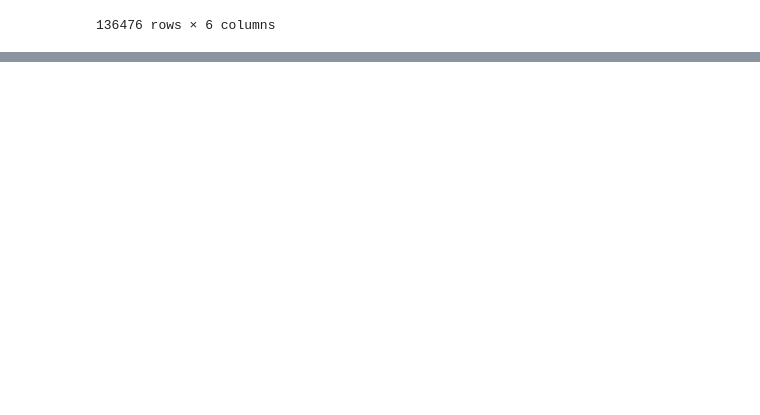
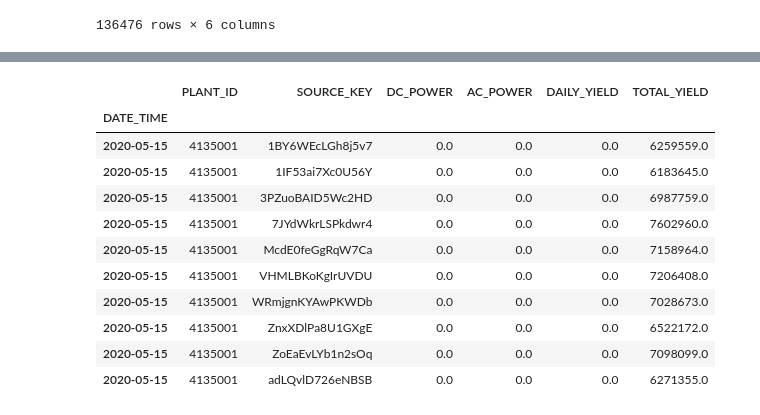
Before and after one commit to savitha14june/redi-web-project, a Jupyter notebook: Homework_session_16.ipynb, the cells around one changed output, grey strips where cells are left out. Saved outputs shown, nothing was run; the diff lists cells and outputs as text; code cells hidden in the pictures; blank space fills up the shorter version.

```diff
--- a/Homework_session_16.ipynb
+++ b/Homework_session_16.ipynb
@@ -67,0 +81,15 @@ df
+# %%
+df.head(10)
+# %% [output]
+|  | PLANT_ID | SOURCE_KEY | DC_POWER | AC_POWER | DAILY_YIELD | TOTAL_YIELD |
+| DATE_TIME |  |  |  |  |  |  |
+| 2020-05-15 | 4135001 | 1BY6WEcLGh8j5v7 | 0.0 | 0.0 | 0.0 | 6259559.0 |
+| 2020-05-15 | 4135001 | 1IF53ai7Xc0U56Y | 0.0 | 0.0 | 0.0 | 6183645.0 |
+| 2020-05-15 | 4135001 | 3PZuoBAID5Wc2HD | 0.0 | 0.0 | 0.0 | 6987759.0 |
+| 2020-05-15 | 4135001 | 7JYdWkrLSPkdwr4 | 0.0 | 0.0 | 0.0 | 7602960.0 |
+| 2020-05-15 | 4135001 | McdE0feGgRqW7Ca | 0.0 | 0.0 | 0.0 | 7158964.0 |
+| 2020-05-15 | 4135001 | VHMLBKoKgIrUVDU | 0.0 | 0.0 | 0.0 | 7206408.0 |
+| 2020-05-15 | 4135001 | WRmjgnKYAwPKWDb | 0.0 | 0.0 | 0.0 | 7028673.0 |
+| 2020-05-15 | 4135001 | ZnxXDlPa8U1GXgE | 0.0 | 0.0 | 0.0 | 6522172.0 |
+| 2020-05-15 | 4135001 | ZoEaEvLYb1n2sOq | 0.0 | 0.0 | 0.0 | 7098099.0 |
+| 2020-05-15 | 4135001 | adLQvlD726eNBSB | 0.0 | 0.0 | 0.0 | 6271355.0 |
```
Also changed, not shown: parts of 2 cells of this notebook.
